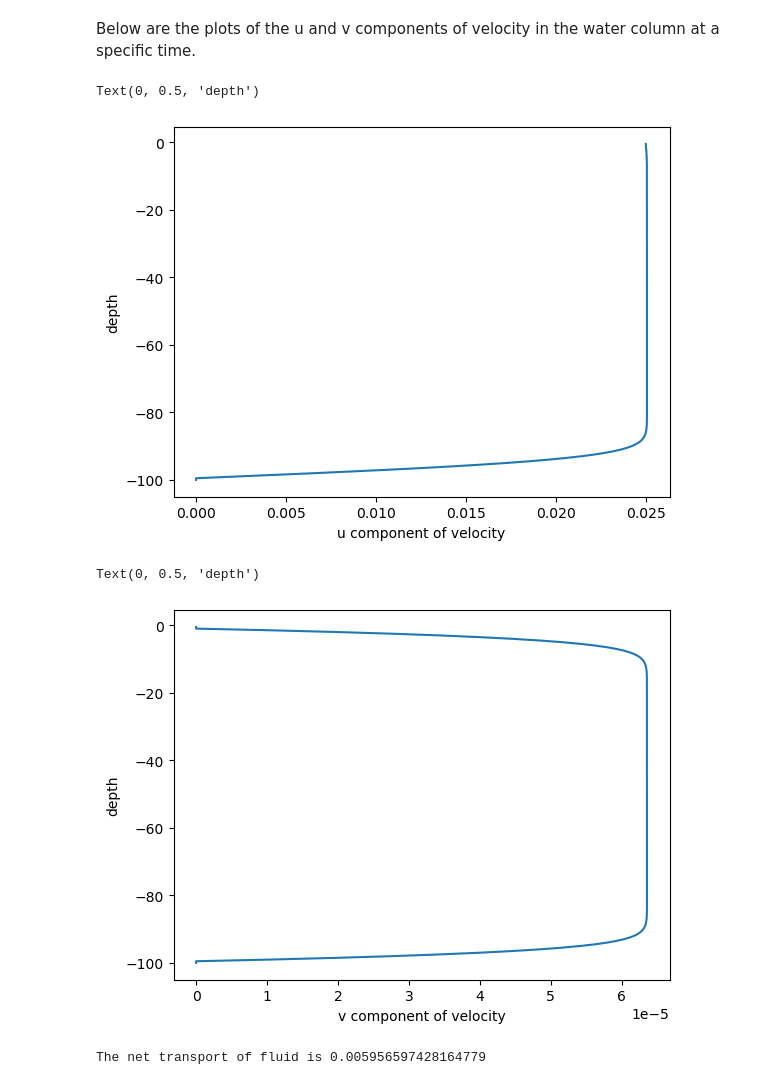
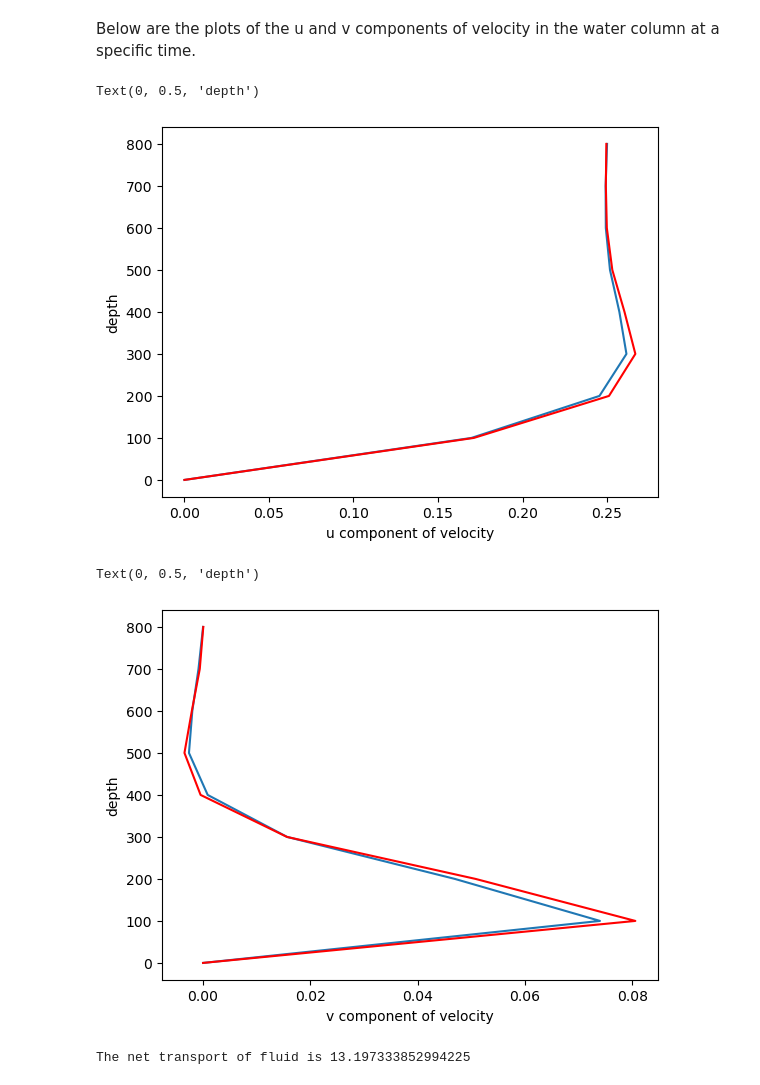
Before and after one commit to loganpknudsen/deep_ekman, a Jupyter notebook: Bottom_Ekman_Layer1D_Model.ipynb, the cells around one changed output. Cells and saved outputs as stored; diff of their text form; code cells hidden in the pictures.

```diff
--- a/Bottom_Ekman_Layer1D_Model.ipynb
+++ b/Bottom_Ekman_Layer1D_Model.ipynb
@@ -16,7 +9,7 @@ $$ F_{2,n}=f(t_n+\alpha h,x_n+\alpha h F_{1,n})$$
 $$ x_{n+1}=x_n+\beta hF_{1,n}+\gamma hF_{2,n}$$
 where $\beta+\gamma=1$ and $\alpha \gamma=\frac{1}{2}$. In this case I have chosen $\beta=\gamma=\frac{1}{2}$ and $\alpha=1$.
 # %%
-def rk2(t,x,f,h,*args): # I have chosen alpha=1 and beta=gamma=0.5
-    F1 = f(t,x,*args)
-    F2 = f(t+h,x+h*F1,*args)
+def rk2(t,x,x_f,f,h,*args): # I have chosen alpha=1 and beta=gamma=0.5
+    F1 = f(t,x_f,*args)
+    F2 = f(t+h,x_f+h*F1,*args)
     return x + 0.5*h*F1+0.5*h*F2
@@ -23,3 +21,9 @@ def rk2(t,x,f,h,*args): # I have chosen alpha=1 and beta=gamma=0.5
+# %%
+def QSAB(t,x,f,h,Gn,Gn1,dudz_Gn,dudz_Gn1,v,w,*args):
+    eps = 0
+    Gn12 = (1.5+eps)*f(t,Gn,v,w,dudz_Gn,*args)-(0.5+eps)*f(t,Gn1,v,w,dudz_Gn1,*args)
+    xn1 = x + h*Gn12
+    return xn1
 # %% [markdown]
 Below we define the system of equations the solver is resolving, they are
 $$ \dfrac{\partial u}{\partial t}=fv+\nu_E\dfrac{\partial^2 u}{\partial z^2}$$
@@ -29,13 +33,11 @@ $$ \dfrac{\partial^2 u}{\partial z^2}\approx \dfrac{u(z+\Delta z)-2u(z)+u(z-\Del
 $$ \dfrac{\partial^2 v}{\partial z^2}\approx \dfrac{v(z+\Delta z)-2v(z)+v(z-\Delta z)}{\Delta z^2}.$$
 Note that we assume at the bottom $u=v=0$ for all times and that $\dfrac{\partial u}{\partial z}=\dfrac{\partial u}{\partial z}=0$ at the top so that the second partial derivative term is 0 at the top.
 # %%
-def dudt(t,v,f,vE,u_prev,dz,j):
-    dudz = (u_prev[j+1]-2*u_prev[j]+u_prev[j-1])/(dz**2) # second derivative for u wrt z
+def dudt(t,v,f,vE,dudz):
     out = f*v+vE*dudz # full equation for the derivative of u wrt t
     return out
 # %%
-def dvdt(t,u,f,vE,v_prev,dz,j,u_bar):
-    dvdz = (v_prev[j+1]-2*v_prev[j]+v_prev[j-1])/(dz**2) # second derivative for v wrt z
+def dvdt(t,u,f,vE,dvdz,u_bar):
     out = f*(u_bar-u)+vE*dvdz # full equation for the derivative of v wrt t
     return out
 # %%
@@ -96,24 +119,23 @@ plt.colorbar(cs)
 # %% [markdown]
 Below are the plots of the u and v components of velocity in the water column at a specific time.
 # %%
-top = int(100/dz) # number of meters above bottom the graph ends at
-time = -1 # time
-plt.plot(data_u[time,0:top],z[0:top])
+plt.plot(data_u[:,-1],z)
+plt.plot(u_bar*(1-np.exp(-z/d)*np.cos(z/d)),z,c="r")
 plt.xlabel("u component of velocity")
 plt.ylabel("depth")
 # %% [output]
 Text(0, 0.5, 'depth')
-[figure, old version]
+[figure, new version]
 # %%
-plt.plot(data_v[time,0:top],z[0:top])
-
+plt.plot(data_v[:,-1],z)
+plt.plot(u_bar*np.exp(-z/d)*np.sin(z/d),z,c="r")
 plt.xlabel("v component of velocity")
 plt.ylabel("depth")
 # %% [output]
 Text(0, 0.5, 'depth')
-[figure, old version]
+[figure, new version]
 # %%
-V = np.sum(dz*data_v[-1])
+V = np.sum(dz*data_v[:,-1])
 print(f"The net transport of fluid is {V}")
 # %% [output]
-The net transport of fluid is 0.005956597428164779
+The net transport of fluid is 13.197333852994225
```
Also changed, not shown: parts of 7 cells of this notebook.
